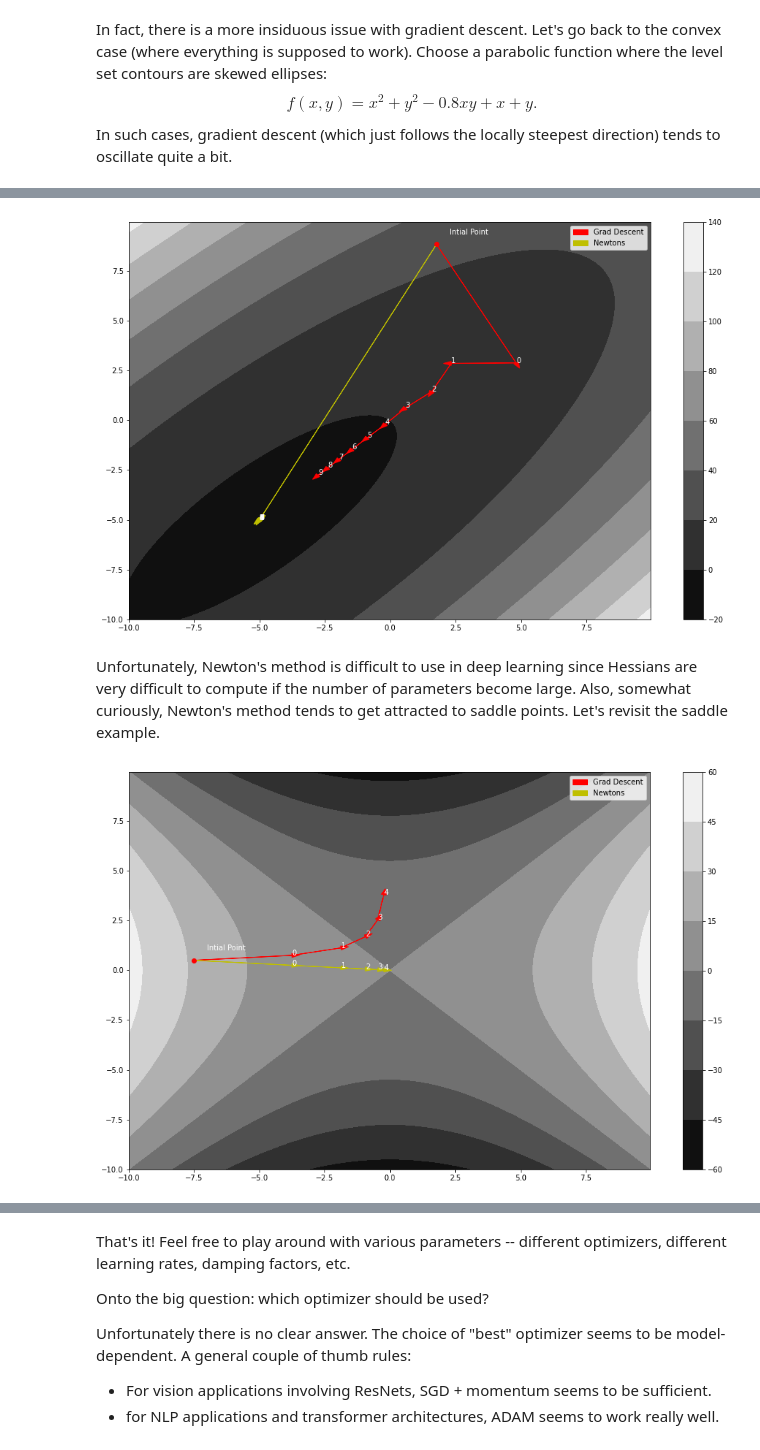
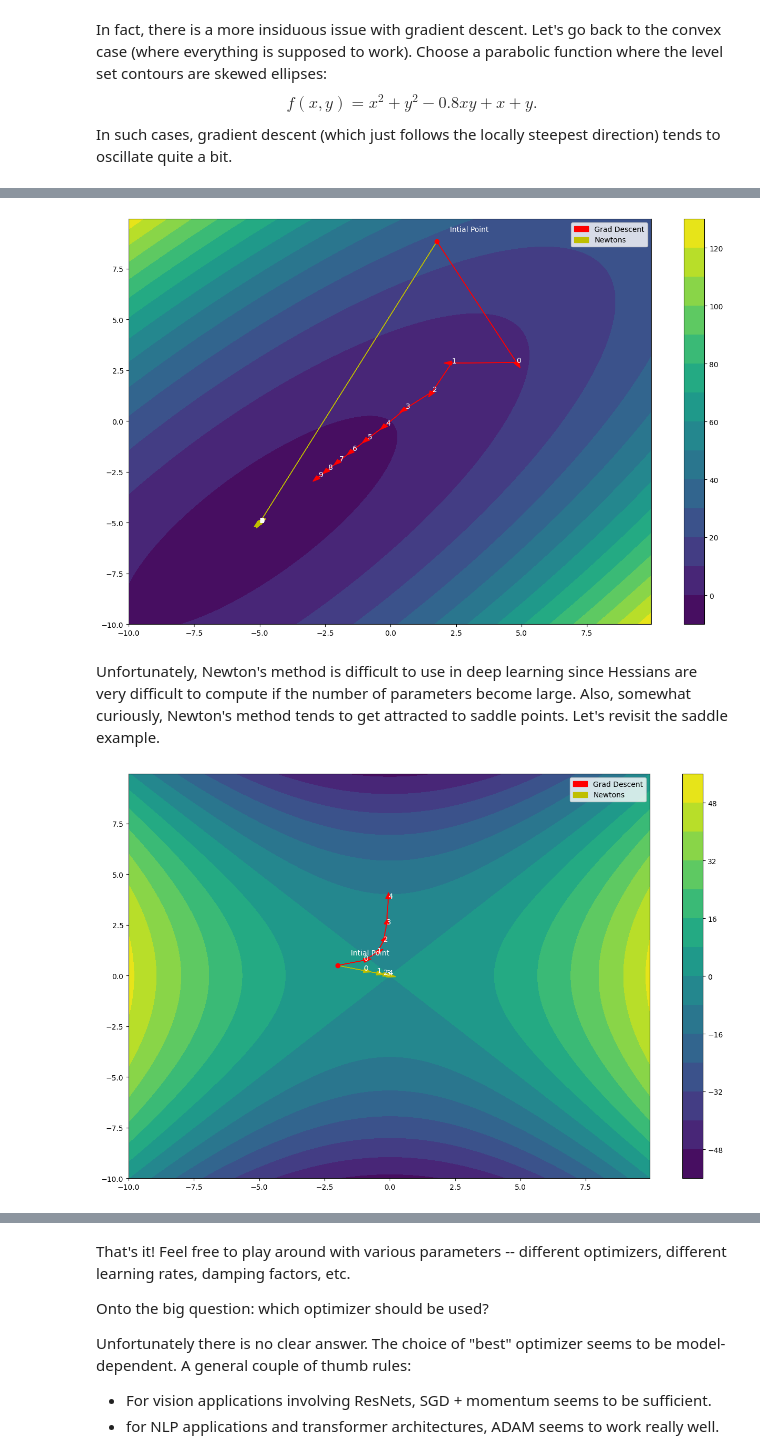
Before and after one commit to GusSand/dl-demos, a Jupyter notebook: demo03-optimization.ipynb, the cells around one changed output, grey strips where cells are left out. Saved outputs shown, nothing was run; the diff lists cells and outputs as text; code cells hidden in the pictures.

```diff
--- a/demo03-optimization.ipynb
+++ b/demo03-optimization.ipynb
@@ -190,20 +198,20 @@ newGD = Newtons(lr)
 path1 = runOptim(init,regGD,ell,steps)
 path2 = runOptim(init,newGD,ell,steps)
 
-showPath(ell,init,[path1,path2],['Grad Descent','Newtons'],['r','y'])
+showPath(ell,init,[path1,path2],['Grad Descent','Newtons'],['r','y'], 15)
 # %% [output]
-[figure, old version]
+[figure, new version]
 # %% [markdown]
 Unfortunately, Newton's method is difficult to use in deep learning since Hessians are very difficult to compute if the number of parameters become large. Also, somewhat curiously, Newton's method tends to get attracted to saddle points. Let's revisit the saddle example.
 # %%
-saddle = QuadFunc(1.0, -1.0, 0.0, 0.0, 0.0)
-init = torch.tensor([-7.5,0.5])
-regGD = GradientDescent(0.5,0,0)
+saddle = QuadFunc(a=1.0, b=-1.0, c=0.0, d=0.0, e=0.0)
+init = torch.tensor([-2.0,0.5])
+regGD = GradientDescent(lr=0.5, b1=0, b2=0)
 steps = 5
 newGD = Newtons(0.5)
 path1 = runOptim(init,regGD,saddle,steps)
 path2 = runOptim(init,newGD,saddle,steps)
-showPath(saddle,init,[path1,path2],['Grad Descent','Newtons'],['r','y'])
+showPath(saddle,init,[path1,path2],['Grad Descent','Newtons'],['r','y'], 15)
 # %% [output]
-[figure, old version]
+[figure, new version]
 # %% [markdown]
```
Also changed, not shown: parts of 9 cells of this notebook.
